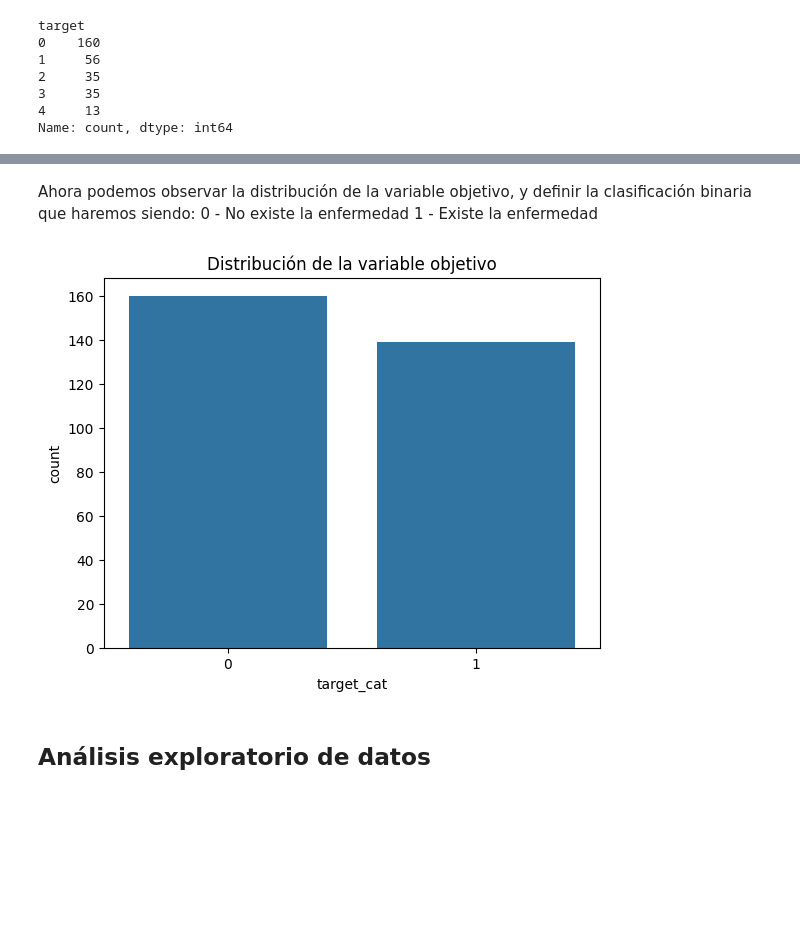
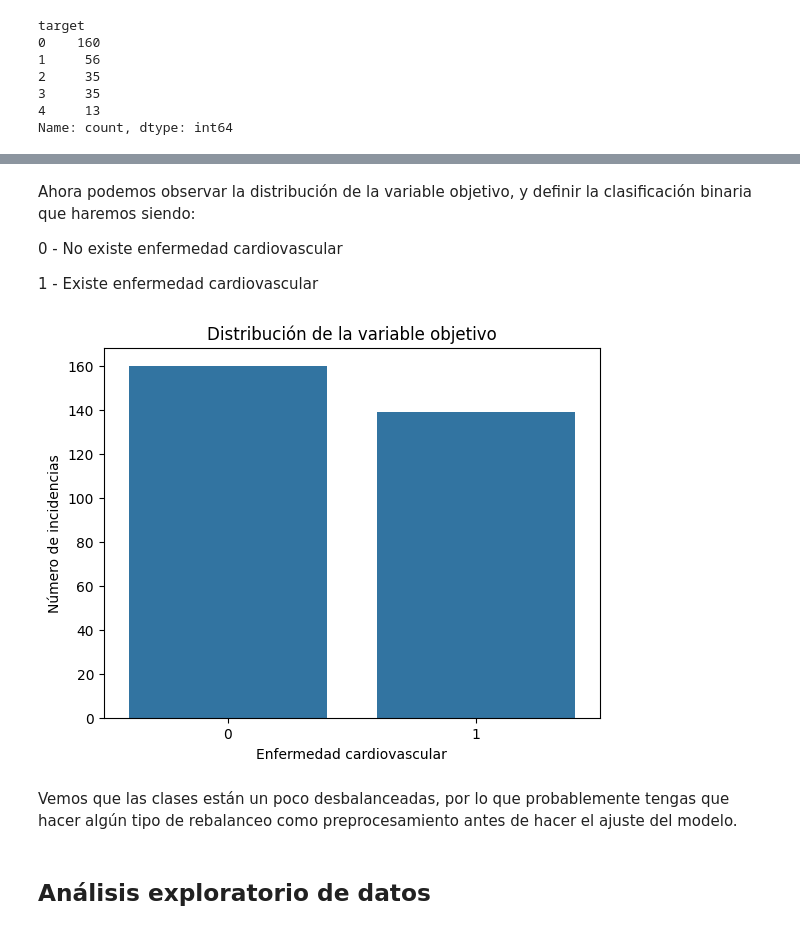
Before and after one commit to ricardogr07/trabajo-final-aprendizaje, a Jupyter notebook: src/Analisis_ML_Workflow.ipynb, the cells around one changed output, grey strips where cells are left out. Cells and saved outputs as stored; diff of their text form; code cells hidden in the pictures; blank space fills up the shorter version.

```diff
--- a/src/Analisis_ML_Workflow.ipynb
+++ b/src/Analisis_ML_Workflow.ipynb
@@ -244,15 +239,21 @@ df.drop(columns=['location'])
 df['target_cat'] = df['target'].apply(lambda x: 1 if x > 0 else 0)
 # %% [markdown]
 Ahora podemos observar la distribución de la variable objetivo, y definir la clasificación binaria que haremos siendo:
-0 - No existe la enfermedad
-1 - Existe la enfermedad
+
+0 - No existe enfermedad cardiovascular
+
+1 - Existe enfermedad cardiovascular
 # %%
 # Visualización de la distribución de la variable objetivo
 sns.countplot(x='target_cat', data=df)
 plt.title('Distribución de la variable objetivo')
+plt.xlabel('Enfermedad cardiovascular')
+plt.ylabel('Número de incidencias')
 plt.show()
 # %% [output]
-[figure, old version]
+[figure, new version]
+# %% [markdown]
+Vemos que las clases están un poco desbalanceadas, por lo que probablemente tengas que hacer algún tipo de rebalanceo como preprocesamiento antes de hacer el ajuste del modelo.
 # %% [markdown]
 ## Análisis exploratorio de datos
 # %% [markdown]
```
Also changed, not shown: parts of 3 cells of this notebook.
